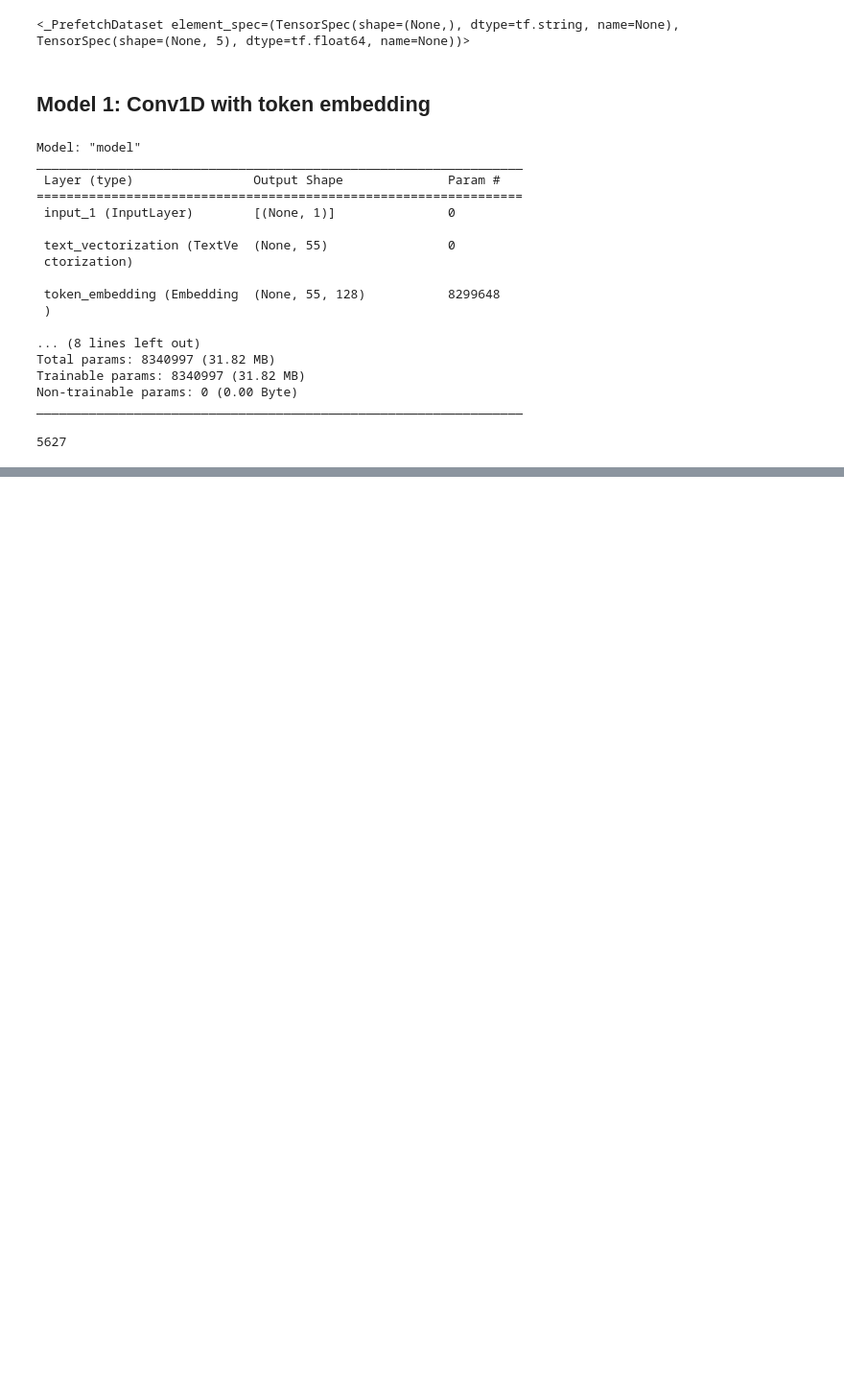
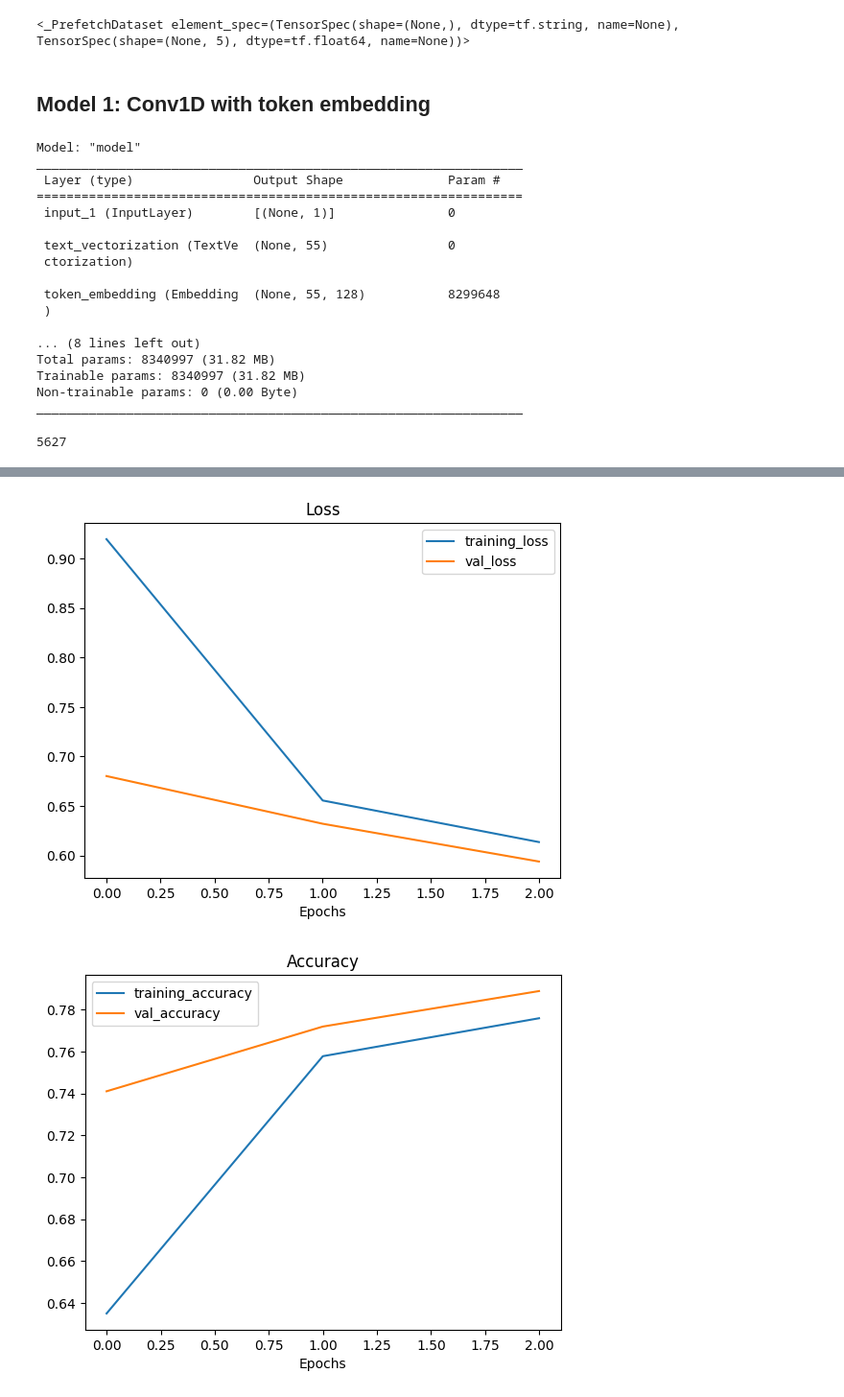
Before and after one commit to miller00315/ia_studies, a Jupyter notebook: milestone_project_skim_nlp_lit.ipynb, the cells around one changed output, grey strips where cells are left out. Shown at 96% size. Saved outputs shown, nothing was run; the diff lists cells and outputs as text; code cells hidden in the pictures; blank space fills up the shorter version.

```diff
--- a/milestone_project_skim_nlp_lit.ipynb
+++ b/milestone_project_skim_nlp_lit.ipynb
@@ -679,0 +694,7 @@ Epoch 3/3
+# %%
+from helper_functions import plot_loss_curves
+
+plot_loss_curves(model_1_history)
+# %% [output]
+[figure, added]
+[figure, added]
```
Also changed, not shown: parts of 27 cells of this notebook.
